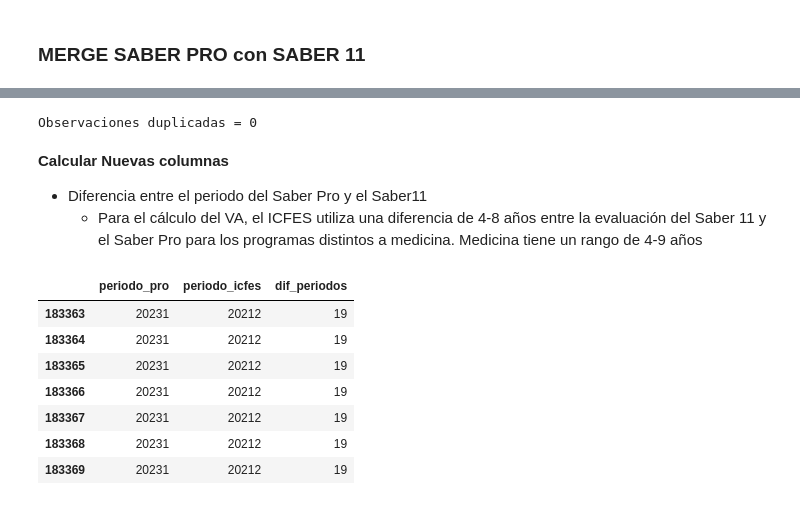
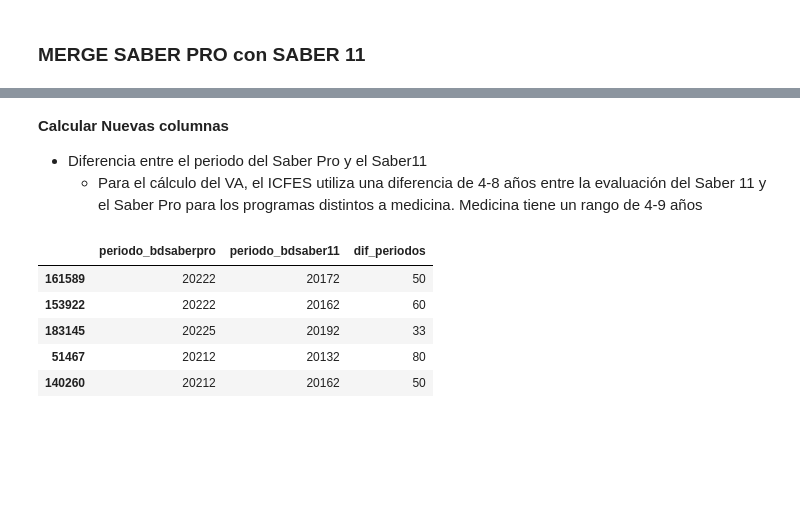
Before and after one commit to MaxgAtenea/ICFES, a Jupyter notebook: src/procesamiento_bases.ipynb, the cells around one changed output, grey strips where cells are left out. Saved outputs shown, nothing was run; the diff lists cells and outputs as text; code cells hidden in the pictures; blank space fills up the shorter version.

```diff
--- a/src/procesamiento_bases.ipynb
+++ b/src/procesamiento_bases.ipynb
@@ -201,2 +349,3 @@ Observaciones unicas:
 # %%
-sbpro = sbpro.drop_duplicates("estu_consecutivo",keep="first")
+#sbpro = sbpro.drop_duplicates("estu_consecutivo",keep="first")
+##TODO: Analizar las observaciones duplicadas** (se eliminó el 0.2% de la info del sbpro )
@@ -314,5 +356,5 @@ Observaciones unicas:
 # %%
-#Unimos la base consolidada del Saber 11 con la base consolidada del Saber.
+#Unimos la base consolidada del Saber 11 con la base consolidada del Saber PRO
 #Inner join
-data = pd.merge(sb11,sbpro, left_on = "llave_saber_pro", right_on = "estu_consecutivo", suffixes= ("_icfes","_pro"))
+data = pd.merge(sb11,sbpro, left_on = "llave_saber_pro", right_on = "estu_consecutivo", suffixes= ("_bdsaber11","_bdsaberpro"))
 # %% [markdown]
@@ -335,26 +380,19 @@ data.head()
 5 rows × 41 columns
-# %%
-num_duplicates = data['estu_consecutivo_icfes'].duplicated().sum()
-print(f"Observaciones duplicadas = {num_duplicates}")
-# %% [output]
-Observaciones duplicadas = 0
 # %% [markdown]
 **Calcular Nuevas columnas**
 - Diferencia entre el periodo del Saber Pro y el Saber11
     - Para el cálculo del VA, el ICFES utiliza una diferencia de 4-8 años entre la evaluación del Saber 11 y el Saber Pro para los programas distintos a medicina. Medicina tiene un rango de 4-9 años
 # %%
-data["dif_periodos"] = data["periodo_pro"]- data["periodo_icfes"]
+data["dif_periodos"] = data["periodo_bdsaberpro"]- data["periodo_bdsaber11"]
 # %%
-data[data["dif_periodos"]==19][['periodo_pro',"periodo_icfes","dif_periodos"]]
+data[['periodo_bdsaberpro',"periodo_bdsaber11","dif_periodos"]].sample(5)
 # %% [output]
-|  | periodo_pro | periodo_icfes | dif_periodos |
-| 183363 | 20231 | 20212 | 19 |
-| 183364 | 20231 | 20212 | 19 |
-| 183365 | 20231 | 20212 | 19 |
-| 183366 | 20231 | 20212 | 19 |
-| 183367 | 20231 | 20212 | 19 |
-| 183368 | 20231 | 20212 | 19 |
-| 183369 | 20231 | 20212 | 19 |
+|  | periodo_bdsaberpro | periodo_bdsaber11 | dif_periodos |
+| 161589 | 20222 | 20172 | 50 |
+| 153922 | 20222 | 20162 | 60 |
+| 183145 | 20225 | 20192 | 33 |
+| 51467 | 20212 | 20132 | 80 |
+| 140260 | 20212 | 20162 | 50 |
 # %%
 #Guardamos la base de datos consolidada en el subdirectorio BD
 data.to_csv("../data/BD/bd.csv",index=False)
```
Also changed, not shown: parts of 33 cells of this notebook, 2 other files.
